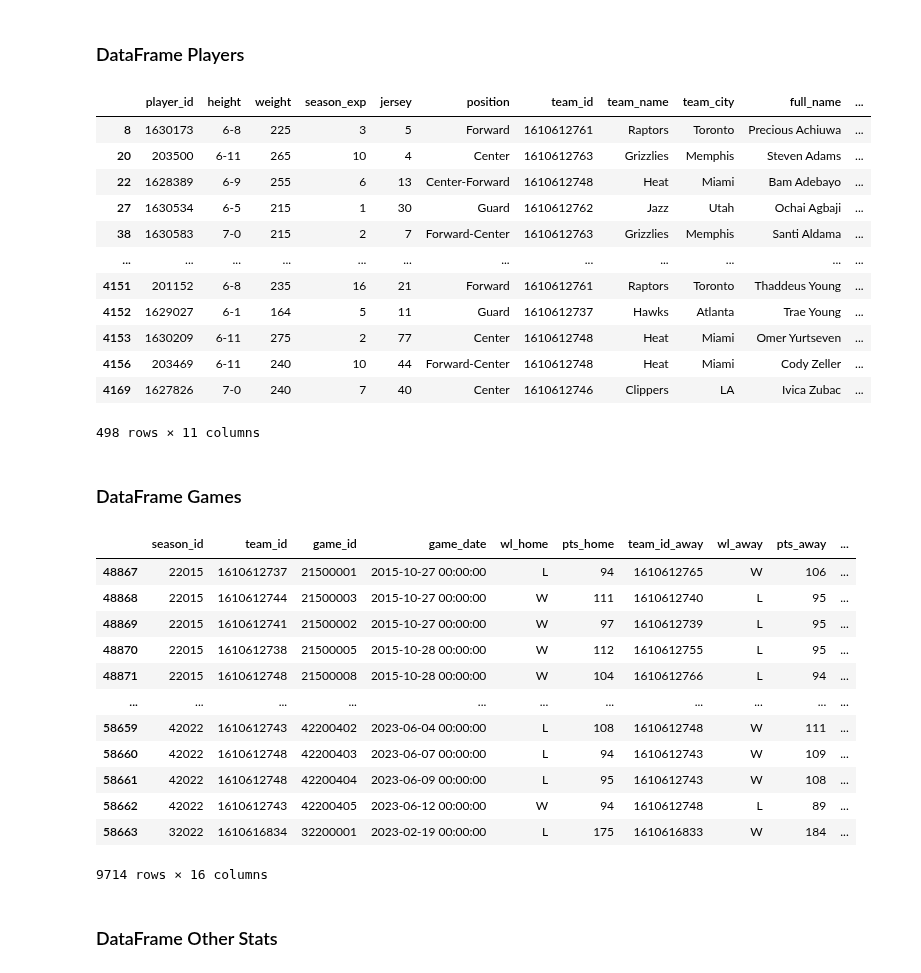
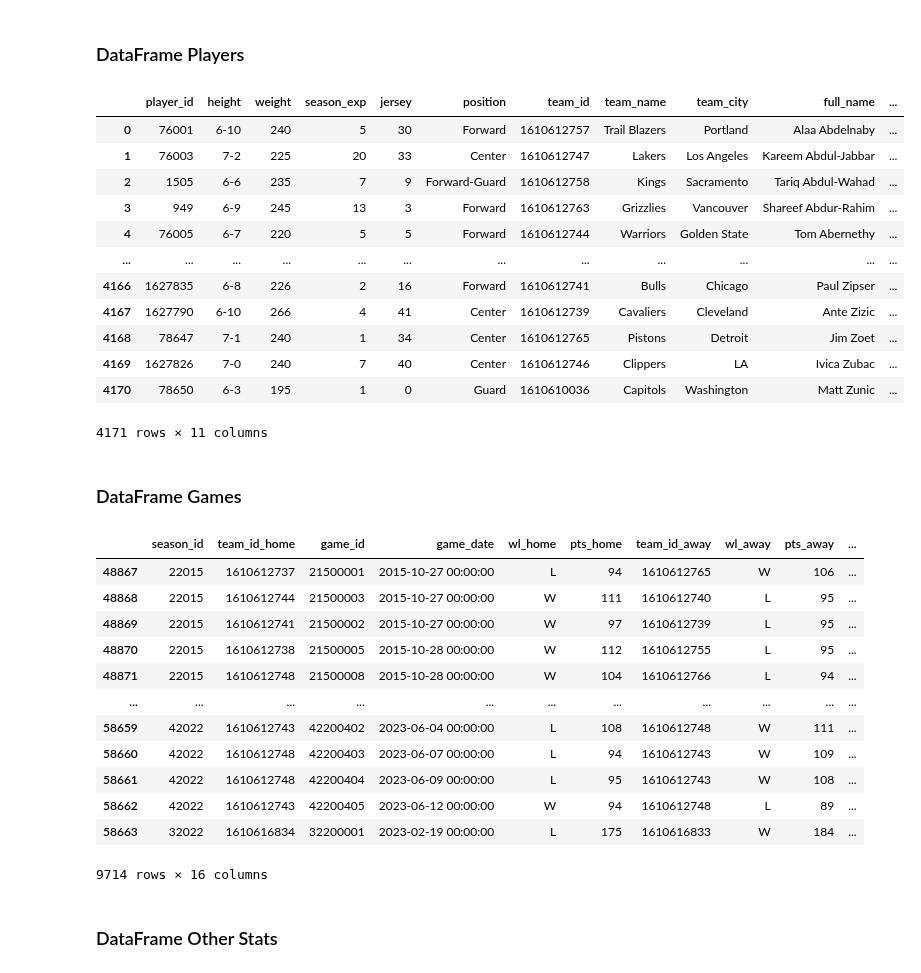
Before and after one commit to MorandiSantiago/PI, a Jupyter notebook: NBA/1. Creacion_DF.ipynb, the cells around one changed output. Saved outputs shown, nothing was run; the diff lists cells and outputs as text; code cells hidden in the pictures.

```diff
--- a/NBA/Creacion_DF.ipynb
+++ b/NBA/1. Creacion_DF.ipynb
@@ -104,39 +108,45 @@ df_drafts
 # %%
 # Se renombran las columnas 'id' y 'person_id' por 'player_id'
 df_common_player_info = df_common_player_info.rename(columns={'person_id': 'player_id'})
 df_player = df_player.rename(columns={'id': 'player_id'})
 
 # Se fusionan los DataFrames 'df_common_player_info' y 'df_player' con base en la columna 'player_id'
 df_players = df_common_player_info.merge(df_player, on='player_id')
 
-# Llenamos los nulos de las columnas 'height', 'weight', 'jersey' y pasamos 'weight' y 'season_exp' a tipo int
+# Llenamos los nulos de las columnas 'height', 'weight', 'jersey', 'position', 'team_name', 'team_city' y pasamos 'weight' y 'season_exp' a tipo int
 df_players['height'] = df_players['height'].fillna(0)
 df_players['weight'] = df_players['weight'].fillna(0)
 df_players['jersey'] = df_players['jersey'].fillna(0)
+df_players['position'] = df_players['position'].fillna('No Data')
+df_players['team_name'] = df_players['team_name'].fillna('No Data')
+df_players['team_city'] = df_players['team_city'].fillna('No Data')
 df_players['weight'] = df_players['weight'].astype(int)
 df_players['season_exp'] = df_players['season_exp'].astype(int)
 
 # Se eliminan las columnas 'first_name_x', 'last_name_x', 'first_name_y' y 'last_name_y'
 df_players = df_players.drop(columns=['first_name_x', 'last_name_x', 'first_name_y', 'last_name_y'])
 
-# Y se filtra la columna 'is_active'=1 para dejar solo los jugadores activos
-df_players = df_players[df_players['is_active']==1]
+# Se eliminan las filas duplicadas basadas en la columna 'player_id'
+df_players = df_players.drop_duplicates(subset='player_id')
+
+# Se guarda el archivo en la carpeta DF para ser cargado a la DB
+df_players.to_csv('DF/df_players.csv', index=False)
 
 df_players
 # %% [output]
 |  | player_id | height | weight | season_exp | jersey | position | team_id | team_name | team_city | full_name | ... |
-| 8 | 1630173 | 6-8 | 225 | 3 | 5 | Forward | 1610612761 | Raptors | Toronto | Precious Achiuwa | ... |
-| 20 | 203500 | 6-11 | 265 | 10 | 4 | Center | 1610612763 | Grizzlies | Memphis | Steven Adams | ... |
-| 22 | 1628389 | 6-9 | 255 | 6 | 13 | Center-Forward | 1610612748 | Heat | Miami | Bam Adebayo | ... |
-| 27 | 1630534 | 6-5 | 215 | 1 | 30 | Guard | 1610612762 | Jazz | Utah | Ochai Agbaji | ... |
-| 38 | 1630583 | 7-0 | 215 | 2 | 7 | Forward-Center | 1610612763 | Grizzlies | Memphis | Santi Aldama | ... |
+| 0 | 76001 | 6-10 | 240 | 5 | 30 | Forward | 1610612757 | Trail Blazers | Portland | Alaa Abdelnaby | ... |
+| 1 | 76003 | 7-2 | 225 | 20 | 33 | Center | 1610612747 | Lakers | Los Angeles | Kareem Abdul-Jabbar | ... |
+| 2 | 1505 | 6-6 | 235 | 7 | 9 | Forward-Guard | 1610612758 | Kings | Sacramento | Tariq Abdul-Wahad | ... |
+| 3 | 949 | 6-9 | 245 | 13 | 3 | Forward | 1610612763 | Grizzlies | Vancouver | Shareef Abdur-Rahim | ... |
+| 4 | 76005 | 6-7 | 220 | 5 | 5 | Forward | 1610612744 | Warriors | Golden State | Tom Abernethy | ... |
 | ... | ... | ... | ... | ... | ... | ... | ... | ... | ... | ... | ... |
-| 4151 | 201152 | 6-8 | 235 | 16 | 21 | Forward | 1610612761 | Raptors | Toronto | Thaddeus Young | ... |
-| 4152 | 1629027 | 6-1 | 164 | 5 | 11 | Guard | 1610612737 | Hawks | Atlanta | Trae Young | ... |
-| 4153 | 1630209 | 6-11 | 275 | 2 | 77 | Center | 1610612748 | Heat | Miami | Omer Yurtseven | ... |
-| 4156 | 203469 | 6-11 | 240 | 10 | 44 | Forward-Center | 1610612748 | Heat | Miami | Cody Zeller | ... |
+| 4166 | 1627835 | 6-8 | 226 | 2 | 16 | Forward | 1610612741 | Bulls | Chicago | Paul Zipser | ... |
+| 4167 | 1627790 | 6-10 | 266 | 4 | 41 | Center | 1610612739 | Cavaliers | Cleveland | Ante Zizic | ... |
+| 4168 | 78647 | 7-1 | 240 | 1 | 34 | Center | 1610612765 | Pistons | Detroit | Jim Zoet | ... |
 | 4169 | 1627826 | 7-0 | 240 | 7 | 40 | Center | 1610612746 | Clippers | LA | Ivica Zubac | ... |
+| 4170 | 78650 | 6-3 | 195 | 1 | 0 | Guard | 1610610036 | Capitols | Washington | Matt Zunic | ... |
-498 rows × 11 columns
+4171 rows × 11 columns
 # %% [markdown]
 ### DataFrame Games
 # %%
@@ -152,15 +162,15 @@ df_games['attendance'] = df_games['attendance'].astype(int)
 # Se filtra la columna 'season'>2014 para dejar las temporadas desde el 2015
 df_games = df_games[df_games['season']>2014]
 
-# Se renombran la columna 'team_id_home' por 'team_id'
-df_games = df_games.rename(columns={'team_id_home': 'team_id'})
-
 # Y se eliminan filas duplicadas basadas en la columna 'game_id'
 df_games = df_games.drop_duplicates(subset='game_id')
 
+# Se guarda el archivo en la carpeta DF para ser cargado a la DB
+df_games.to_csv('DF/df_games.csv', index=False)
+
 df_games
 # %% [output]
-|  | season_id | team_id | game_id | game_date | wl_home | pts_home | team_id_away | wl_away | pts_away | ... |
+|  | season_id | team_id_home | game_id | game_date | wl_home | pts_home | team_id_away | wl_away | pts_away | ... |
 | 48867 | 22015 | 1610612737 | 21500001 | 2015-10-27 00:00:00 | L | 94 | 1610612765 | W | 106 | ... |
 | 48868 | 22015 | 1610612744 | 21500003 | 2015-10-27 00:00:00 | W | 111 | 1610612740 | L | 95 | ... |
 | 48869 | 22015 | 1610612741 | 21500002 | 2015-10-27 00:00:00 | W | 97 | 1610612739 | L | 95 | ... |
```
Also changed, not shown: parts of 6 cells of this notebook, 6 other files.
